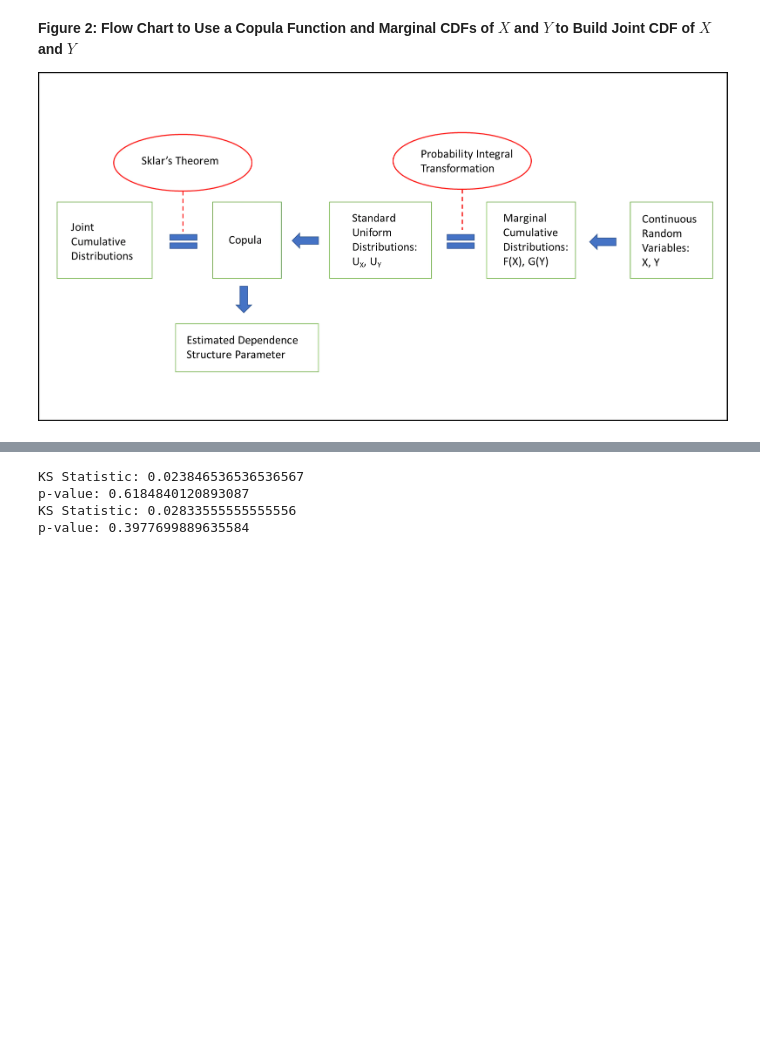
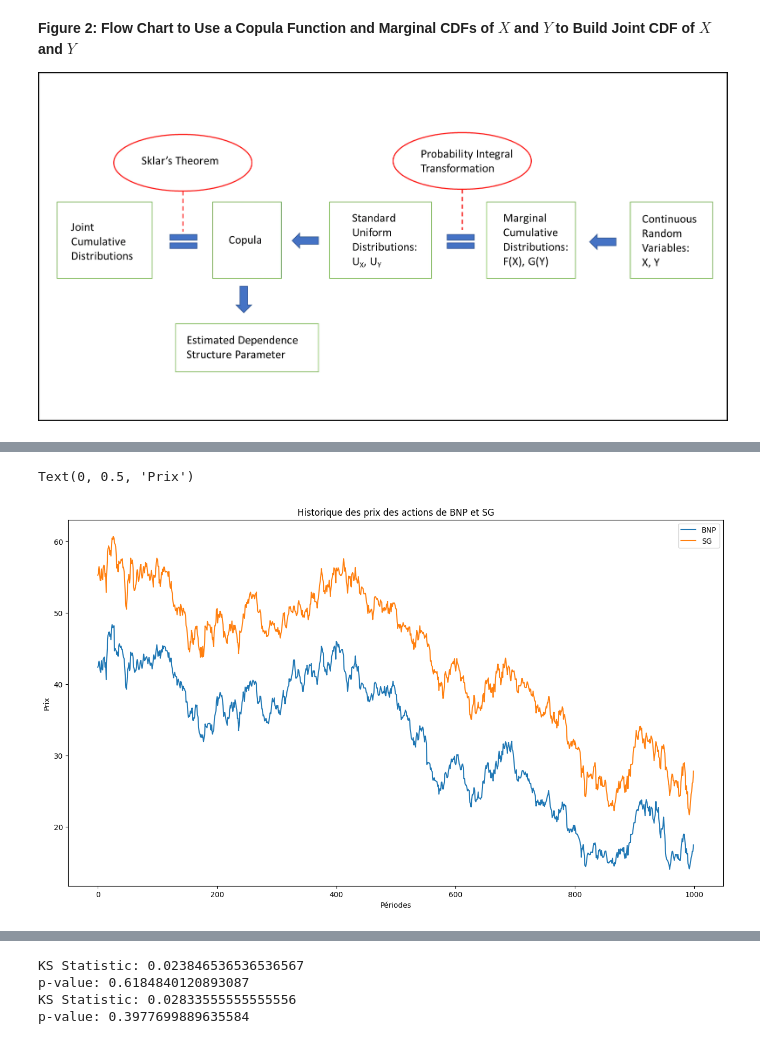
Before and after one commit to usenameFD/Asset-management, a Jupyter notebook: Copulus/deba.ipynb, the cells around one changed output, grey strips where cells are left out. Cells and saved outputs as stored; diff of their text form; code cells hidden in the pictures; blank space fills up the shorter version.

```diff
--- a/Copulus/deba.ipynb
+++ b/Copulus/deba.ipynb
@@ -134,0 +168,14 @@ plot(stock)
+# %%
+# Historiques des prix des actions
+stock = pd.read_csv("data.txt", sep = "\t")
+
+stock.plot()
+
+# Ajouter la légende et afficher le graphe
+plt.legend()
+plt.title("Historique des prix des actions de BNP et SG")
+plt.xlabel("Périodes")
+plt.ylabel("Prix")
+# %% [output]
+Text(0, 0.5, 'Prix')
+[figure, added]
```
Also changed, not shown: parts of 30 cells of this notebook.
